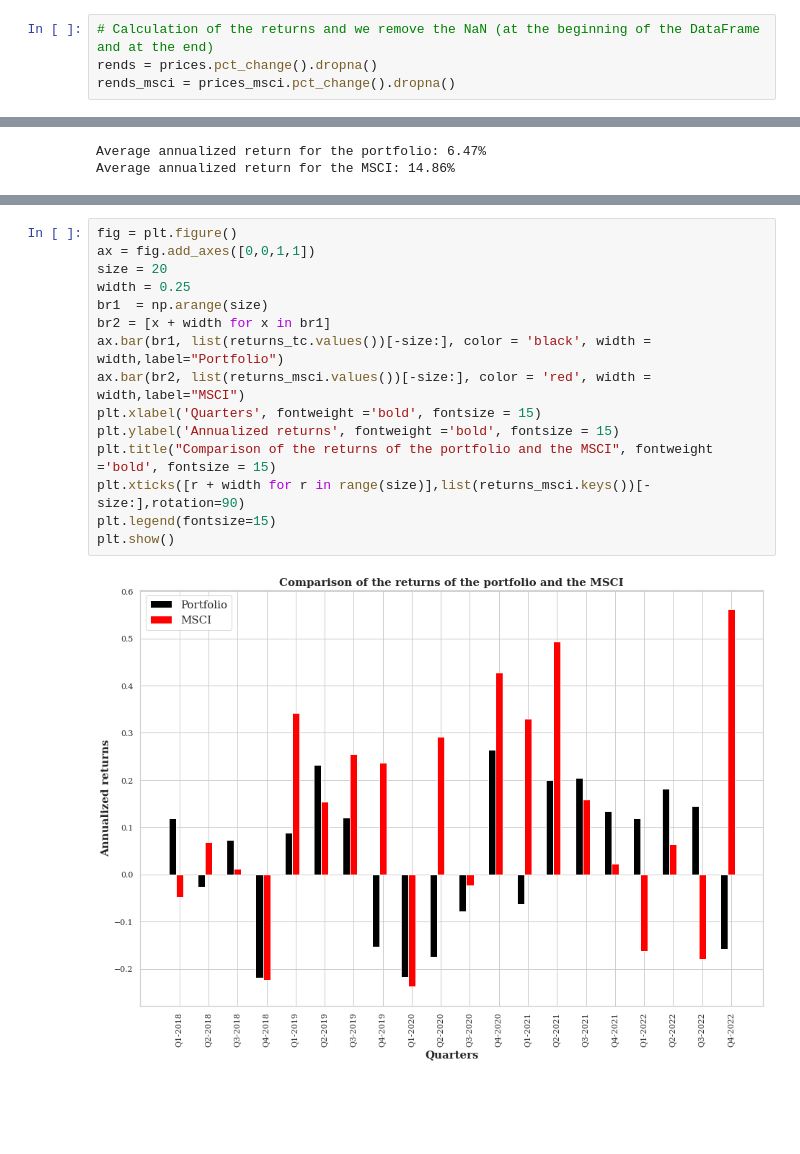
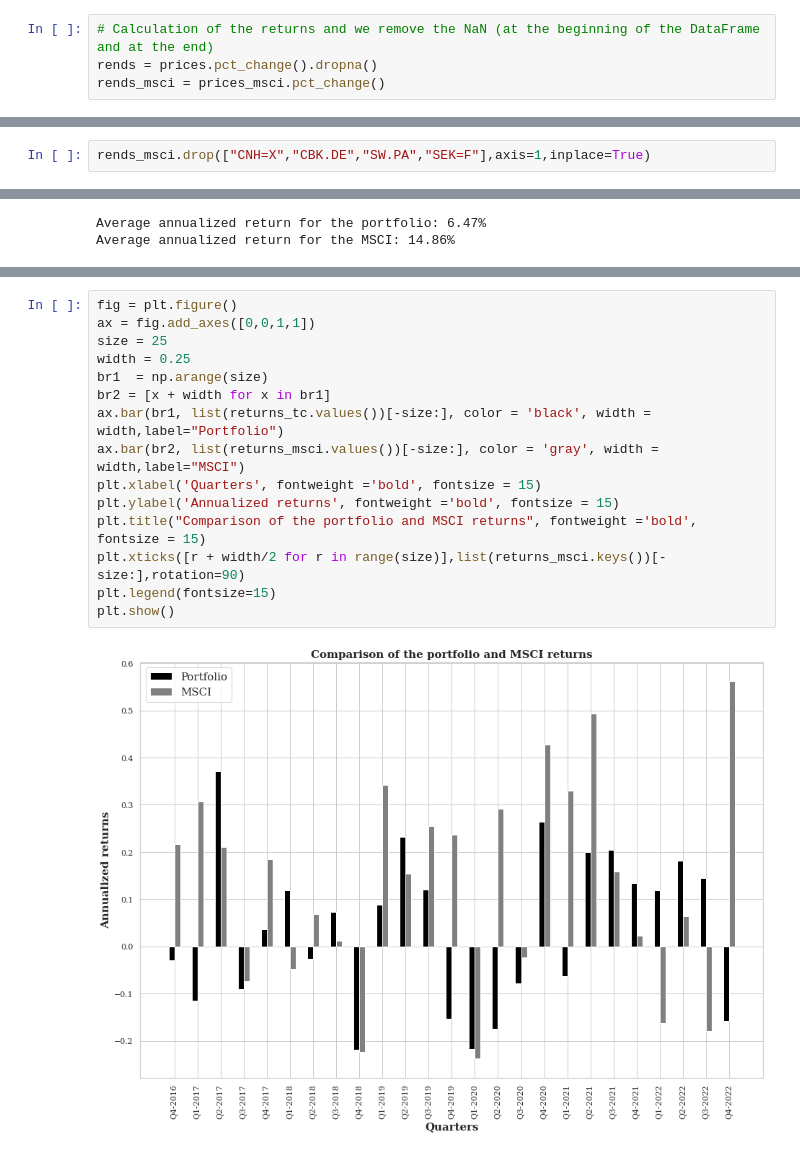
Before and after one commit to bashog/Portfolio-Construction, a Jupyter notebook: 3_portfolio_construction.ipynb, the cells around one changed output, grey strips where cells are left out. Saved outputs shown, nothing was run; the diff lists cells and outputs as text; blank space fills up the shorter version.

```diff
--- a/3_portfolio_construction.ipynb
+++ b/3_portfolio_construction.ipynb
@@ -51,4 +51,4 @@ prices_msci.head()
 # %%
 # Calculation of the returns and we remove the NaN (at the beginning of the DataFrame and at the end)
 rends = prices.pct_change().dropna()
-rends_msci = prices_msci.pct_change().dropna()
+rends_msci = prices_msci.pct_change()
@@ -55,3 +70,5 @@ rends_msci = prices_msci.pct_change().dropna()
+# %%
+rends_msci.drop(["CNH=X","CBK.DE","SW.PA","SEK=F"],axis=1,inplace=True)
 # %%
 # Printing of the returns
 rends.head()
@@ -561,17 +569,17 @@ plt.show()
 # %%
 fig = plt.figure()
 ax = fig.add_axes([0,0,1,1])
-size = 20
+size = 25
 width = 0.25
 br1  = np.arange(size)
 br2 = [x + width for x in br1]
 ax.bar(br1, list(returns_tc.values())[-size:], color = 'black', width = width,label="Portfolio")
-ax.bar(br2, list(returns_msci.values())[-size:], color = 'red', width = width,label="MSCI")
+ax.bar(br2, list(returns_msci.values())[-size:], color = 'gray', width = width,label="MSCI")
 plt.xlabel('Quarters', fontweight ='bold', fontsize = 15)
 plt.ylabel('Annualized returns', fontweight ='bold', fontsize = 15)
-plt.title("Comparison of the returns of the portfolio and the MSCI", fontweight ='bold', fontsize = 15)
-plt.xticks([r + width for r in range(size)],list(returns_msci.keys())[-size:],rotation=90)
+plt.title("Comparison of the portfolio and MSCI returns", fontweight ='bold', fontsize = 15)
+plt.xticks([r + width/2 for r in range(size)],list(returns_msci.keys())[-size:],rotation=90)
 plt.legend(fontsize=15)
 plt.show()
 # %% [output]
-[figure, old version]
+[figure, new version]
```
Also changed, not shown: parts of 8 cells of this notebook.
